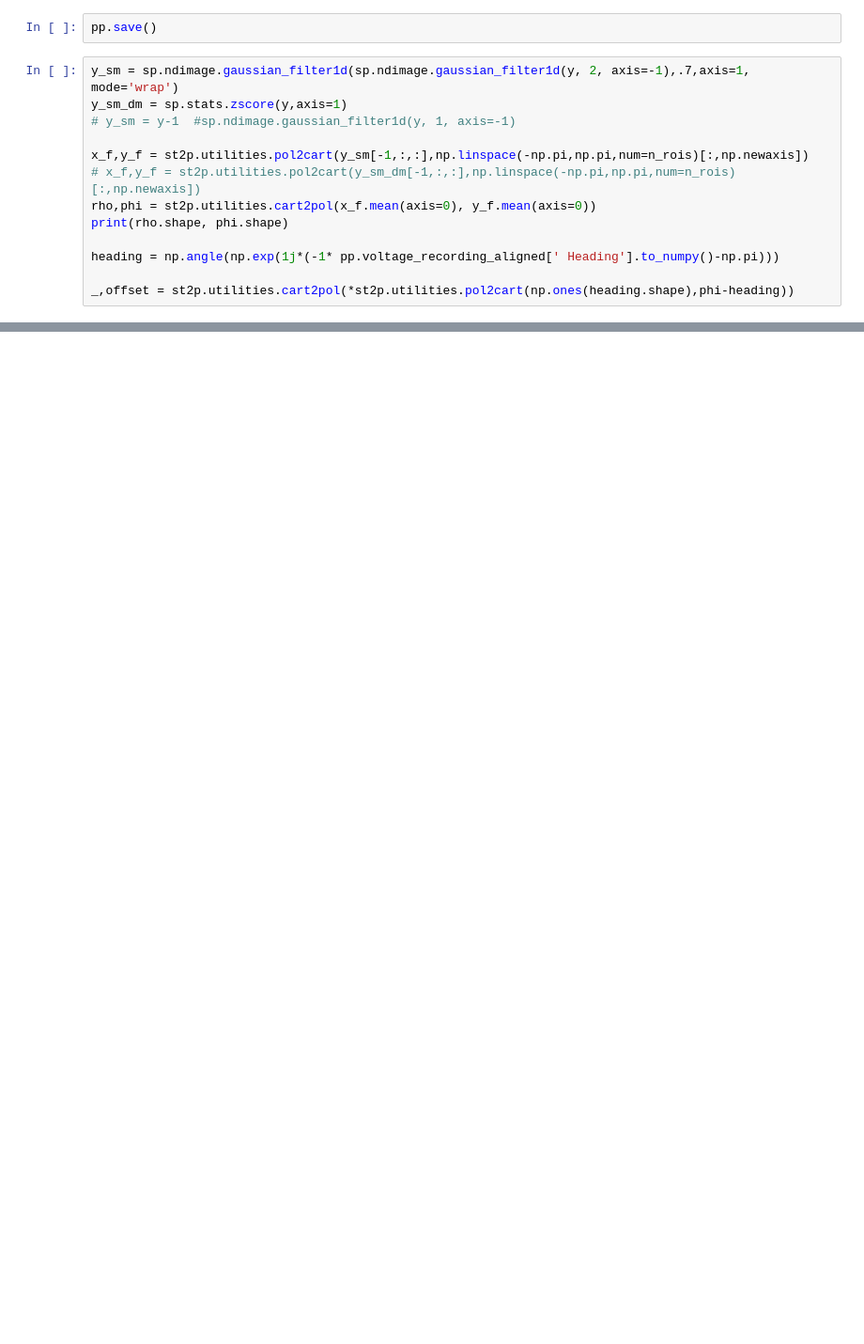
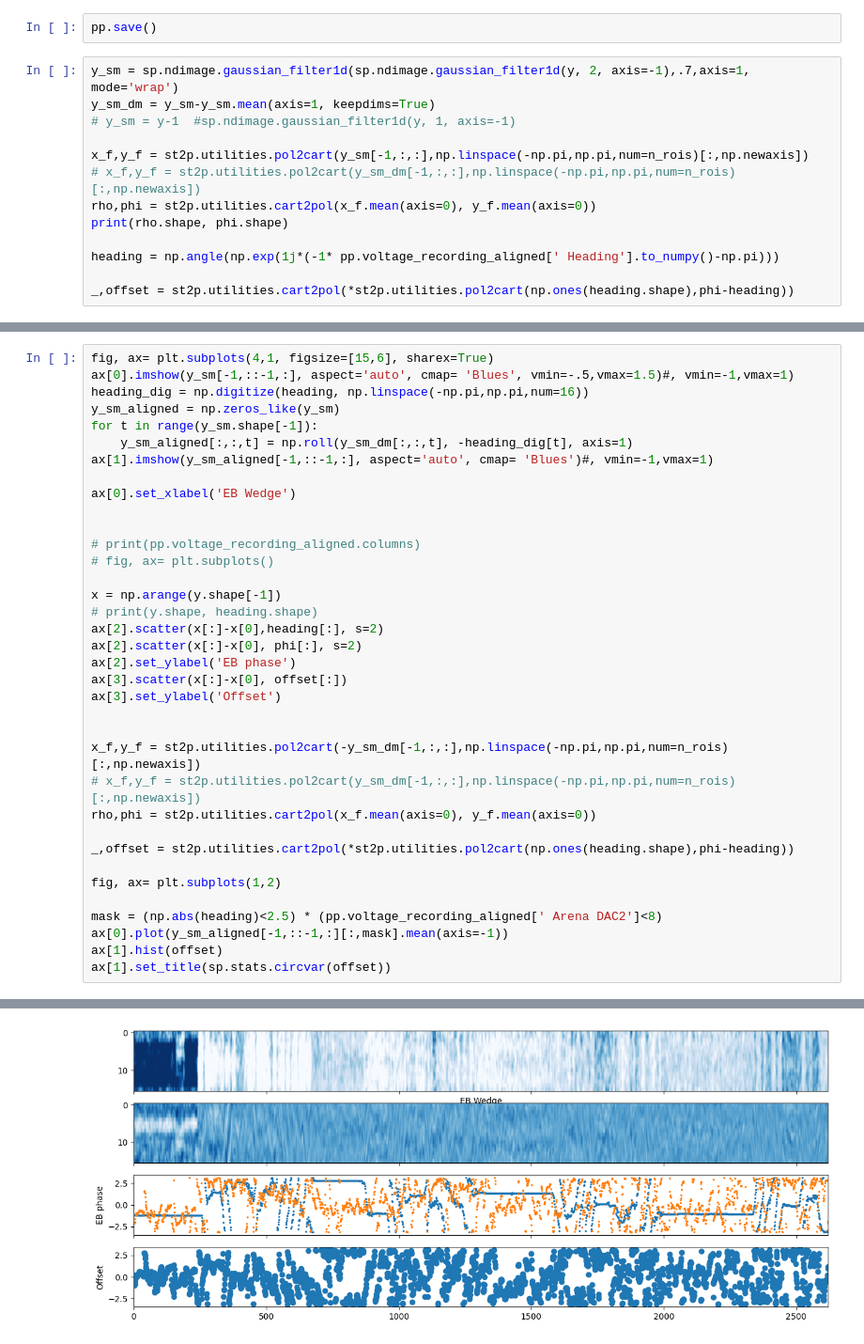
Before and after one commit to yfisher-lab/plitt_turnerevans_oa_instructs_hd_plasticity, a Jupyter notebook: figures/single_session_debugging.ipynb, the cells around one changed output, grey strips where cells are left out. Shown at 94% size. Cells and saved outputs as stored; diff of their text form; blank space fills up the shorter version.

```diff
--- a/figures/single_session_debugging.ipynb
+++ b/figures/single_session_debugging.ipynb
@@ -134,7 +128,7 @@ for r in range(n_rois):
 pp.save()
 # %%
 y_sm = sp.ndimage.gaussian_filter1d(sp.ndimage.gaussian_filter1d(y, 2, axis=-1),.7,axis=1, mode='wrap')
-y_sm_dm = sp.stats.zscore(y,axis=1)
+y_sm_dm = y_sm-y_sm.mean(axis=1, keepdims=True)
 # y_sm = y-1  #sp.ndimage.gaussian_filter1d(y, 1, axis=-1)
 
 x_f,y_f = st2p.utilities.pol2cart(y_sm[-1,:,:],np.linspace(-np.pi,np.pi,num=n_rois)[:,np.newaxis])
@@ -188,0 +183,37 @@ Text(0.5, 1.0, '0.6419503461959363')
+# %%
+fig, ax= plt.subplots(4,1, figsize=[15,6], sharex=True)
+ax[0].imshow(y_sm[-1,::-1,:], aspect='auto', cmap= 'Blues', vmin=-.5,vmax=1.5)#, vmin=-1,vmax=1)
+heading_dig = np.digitize(heading, np.linspace(-np.pi,np.pi,num=16))
+y_sm_aligned = np.zeros_like(y_sm)
+for t in range(y_sm.shape[-1]):
+    y_sm_aligned[:,:,t] = np.roll(y_sm_dm[:,:,t], -heading_dig[t], axis=1)
+ax[1].imshow(y_sm_aligned[-1,::-1,:], aspect='auto', cmap= 'Blues')#, vmin=-1,vmax=1)
+
+ax[0].set_xlabel('EB Wedge')
+
+
+# print(pp.voltage_recording_aligned.columns)
+# fig, ax= plt.subplots()
+
+x = np.arange(y.shape[-1])
+# print(y.shape, heading.shape)
+ax[2].scatter(x[:]-x[0],heading[:], s=2)
+ax[2].scatter(x[:]-x[0], phi[:], s=2)
+ax[2].set_ylabel('EB phase')
+ax[3].scatter(x[:]-x[0], offset[:])
+ax[3].set_ylabel('Offset')
+
+
+x_f,y_f = st2p.utilities.pol2cart(-y_sm_dm[-1,:,:],np.linspace(-np.pi,np.pi,num=n_rois)[:,np.newaxis])
+# x_f,y_f = st2p.utilities.pol2cart(y_sm_dm[-1,:,:],np.linspace(-np.pi,np.pi,num=n_rois)[:,np.newaxis])
+rho,phi = st2p.utilities.cart2pol(x_f.mean(axis=0), y_f.mean(axis=0))
+
+_,offset = st2p.utilities.cart2pol(*st2p.utilities.pol2cart(np.ones(heading.shape),phi-heading))
+
+fig, ax= plt.subplots(1,2)
+
+mask = (np.abs(heading)<2.5) * (pp.voltage_recording_aligned[' Arena DAC2']<8)
+ax[0].plot(y_sm_aligned[-1,::-1,:][:,mask].mean(axis=-1))
+ax[1].hist(offset)
+ax[1].set_title(sp.stats.circvar(offset))
+# %% [output]
@@ -188,0 +221 @@ Text(0.5, 1.0, '0.6419503461959363')
+[figure, added]
```
Also changed, not shown: parts of 8 cells of this notebook, 20 other files.
